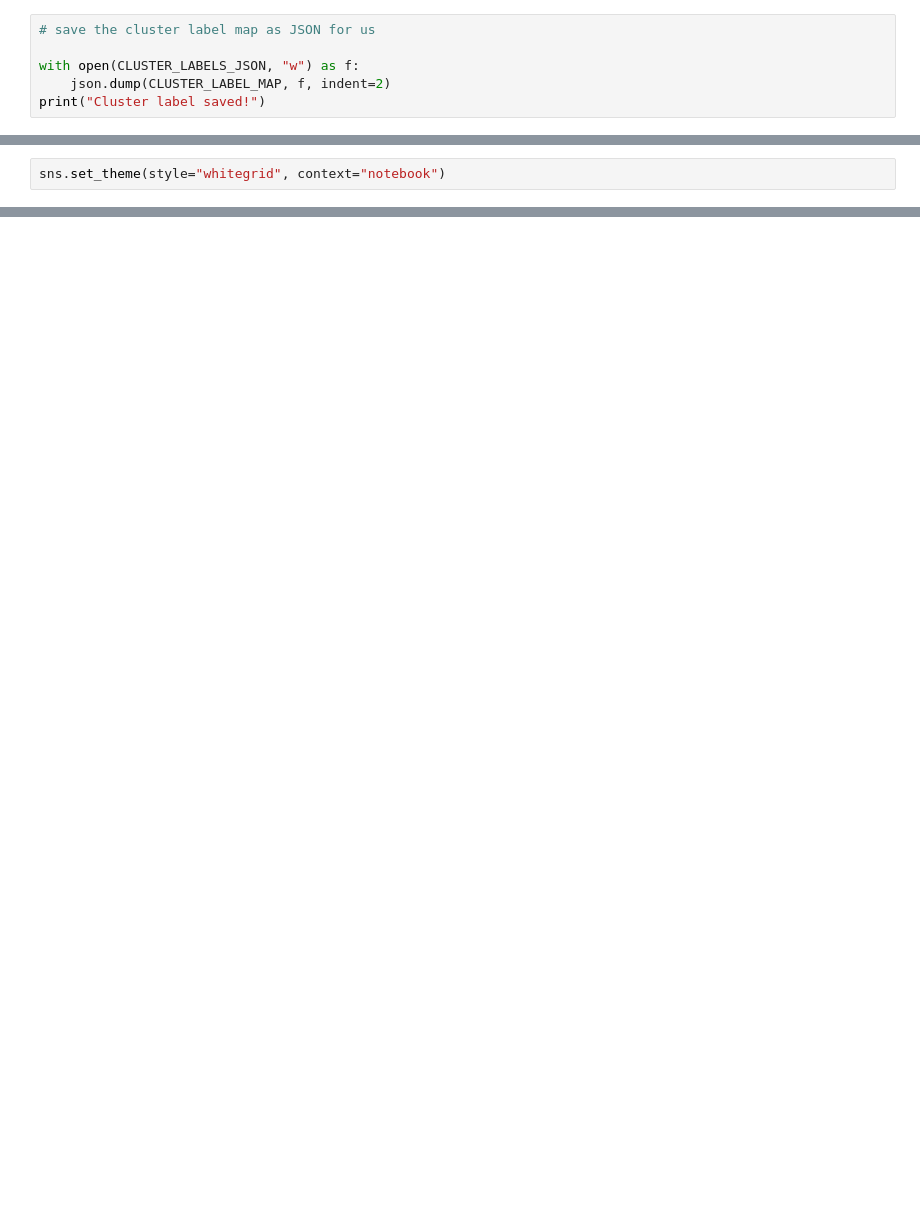
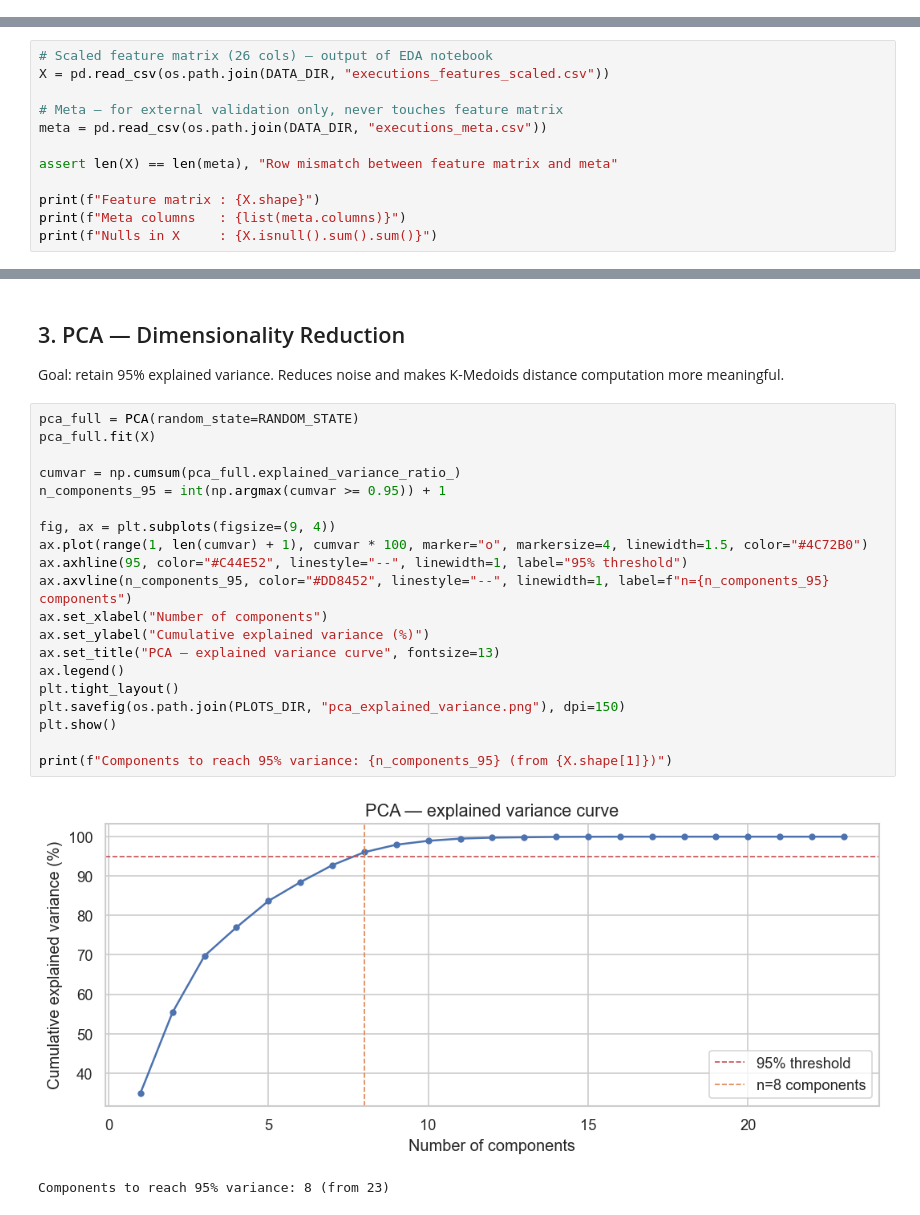
Before and after one commit to Sthamanik/OptiLang, a Jupyter notebook: optilang/ml/notebooks/02_clustering.ipynb, the cells around one changed output, grey strips where cells are left out. Drawn from its saved outputs; the diff is of its cells as text; blank space fills up the shorter version.

Commit message:
feat(ml): Preserve program identifiers through clustering workflow

```diff
--- a/optilang/ml/notebooks/02_clustering.ipynb
+++ b/optilang/ml/notebooks/02_clustering.ipynb
@@ -233,6 +0,0 @@ KNN proxy saved
-# %%
-# save the cluster label map as JSON for us
-
-with open(CLUSTER_LABELS_JSON, "w") as f:
-    json.dump(CLUSTER_LABEL_MAP, f, indent=2)
-print("Cluster label saved!")
@@ -250,2 +0,0 @@ Clustered CSV saved!
-# %%
-sns.set_theme(style="whitegrid", context="notebook")
@@ -389,0 +36,12 @@ plt.close()
+# %%
+# Scaled feature matrix (26 cols) — output of EDA notebook
+X = pd.read_csv(os.path.join(DATA_DIR, "executions_features_scaled.csv"))
+
+# Meta — for external validation only, never touches feature matrix
+meta = pd.read_csv(os.path.join(DATA_DIR, "executions_meta.csv"))
+
+assert len(X) == len(meta), "Row mismatch between feature matrix and meta"
+
+print(f"Feature matrix : {X.shape}")
+print(f"Meta columns   : {list(meta.columns)}")
+print(f"Nulls in X     : {X.isnull().sum().sum()}")
@@ -389,0 +52,27 @@ plt.close()
+# %% [markdown]
+## 3. PCA — Dimensionality Reduction
+
+Goal: retain 95% explained variance. Reduces noise and makes K-Medoids distance computation more meaningful.
+# %%
+pca_full = PCA(random_state=RANDOM_STATE)
+pca_full.fit(X)
+
+cumvar = np.cumsum(pca_full.explained_variance_ratio_)
+n_components_95 = int(np.argmax(cumvar >= 0.95)) + 1
+
+fig, ax = plt.subplots(figsize=(9, 4))
+ax.plot(range(1, len(cumvar) + 1), cumvar * 100, marker="o", markersize=4, linewidth=1.5, color="#4C72B0")
+ax.axhline(95, color="#C44E52", linestyle="--", linewidth=1, label="95% threshold")
+ax.axvline(n_components_95, color="#DD8452", linestyle="--", linewidth=1, label=f"n={n_components_95} components")
+ax.set_xlabel("Number of components")
+ax.set_ylabel("Cumulative explained variance (%)")
+ax.set_title("PCA — explained variance curve", fontsize=13)
+ax.legend()
+plt.tight_layout()
+plt.savefig(os.path.join(PLOTS_DIR, "pca_explained_variance.png"), dpi=150)
+plt.show()
+
+print(f"Components to reach 95% variance: {n_components_95} (from {X.shape[1]})")
+# %% [output]
+[figure, added]
+Components to reach 95% variance: 8 (from 23)
```
Also changed, not shown: parts of 62 cells of this notebook.
